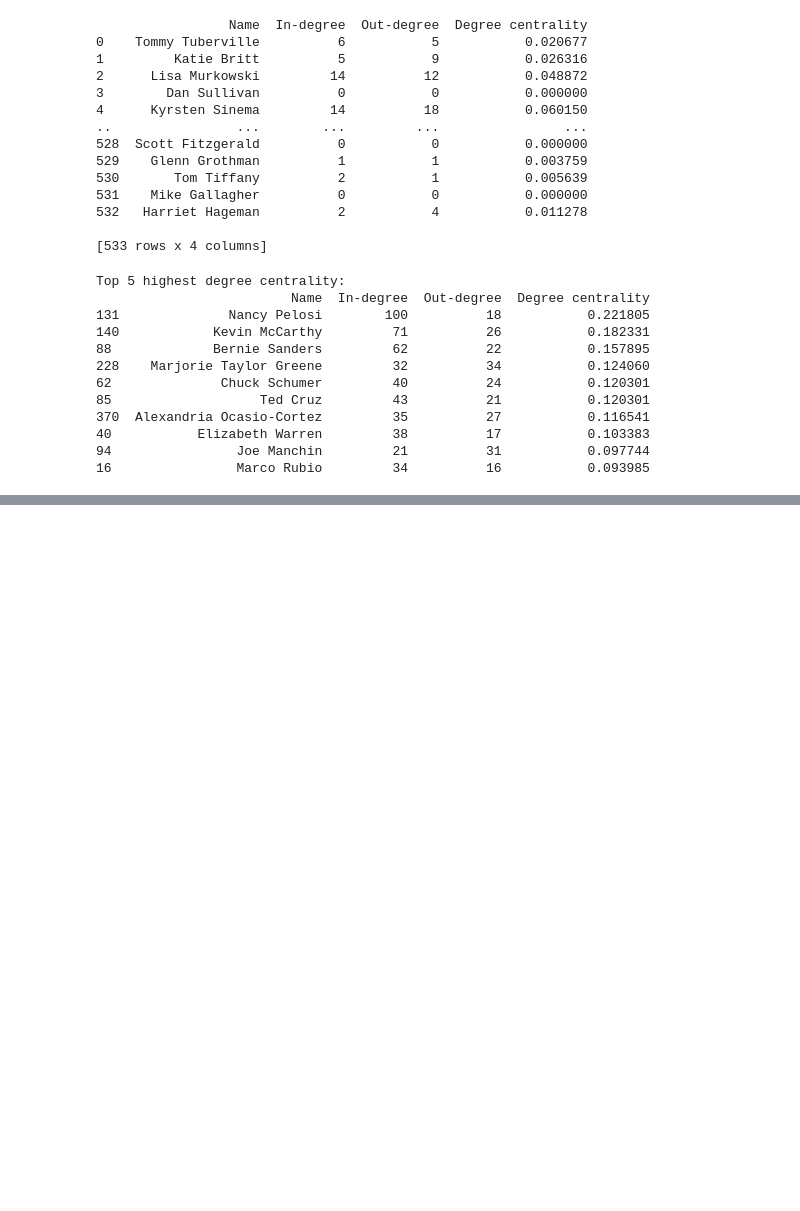
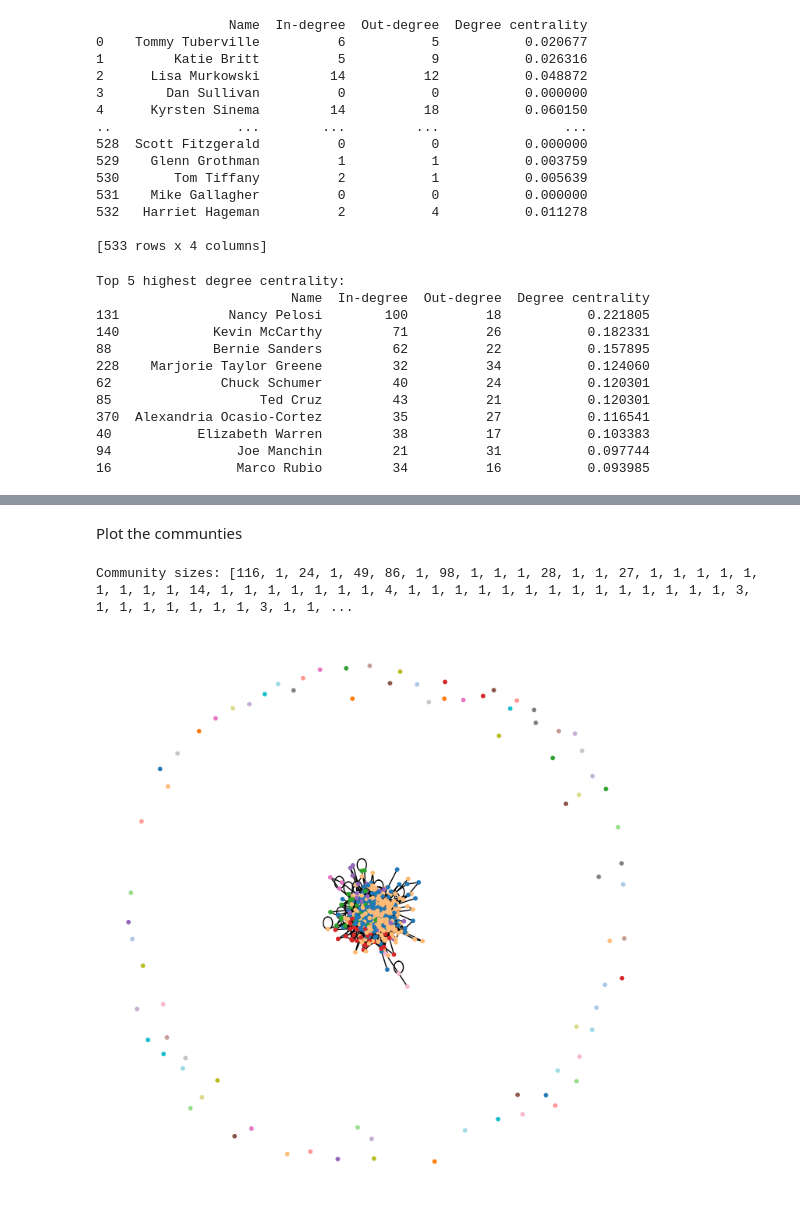
Before and after one commit to s185231/02805_SocialGraphs, a Jupyter notebook: project_assigment_B.ipynb, the cells around one changed output, grey strips where cells are left out. Saved outputs shown, nothing was run; the diff lists cells and outputs as text; code cells hidden in the pictures; blank space fills up the shorter version.

```diff
--- a/project_assigment_B.ipynb
+++ b/project_assigment_B.ipynb
@@ -243,0 +249,2 @@ Top 5 highest degree centrality:
+# %%
+congress_graph_undirected = congress_graph.to_undirected()
@@ -243,0 +306,24 @@ Top 5 highest degree centrality:
+# %% [markdown]
+Plot the communties
+# %%
+# Get the community ID for each node
+community_ids = list(partition.values())
+
+# print community sizes
+community_sizes = list(Counter(community_ids).values())
+print("Community sizes:", community_sizes)
+
+# Define a colormap for visualizing communities
+colormap = plt.cm.get_cmap("tab20", max(community_ids) + 1)
+
+# Map community IDs to colors
+node_colors = [colormap(community_id) for community_id in community_ids]
+
+# Draw the network graph with community-based node colors
+plt.figure(figsize=(7, 7))
+pos = nx.spring_layout(congress_graph_undirected, seed=42)
+nx.draw(congress_graph_undirected, pos, node_color=node_colors, with_labels=False, node_size=10)
+plt.show()
+# %% [output]
+Community sizes: [116, 1, 24, 1, 49, 86, 1, 98, 1, 1, 1, 28, 1, 1, 27, 1, 1, 1, 1, 1, 1, 1, 1, 1, 14, 1, 1, 1, 1, 1, 1, 1, 4, 1, 1, 1, 1, 1, 1, 1, 1, 1, 1, 1, 1, 1, 1, 3, 1, 1, 1, 1, 1, 1, 1, 3, 1, 1, ...
+[figure, added]
```
Also changed, not shown: parts of 24 cells of this notebook, 5 other files.
